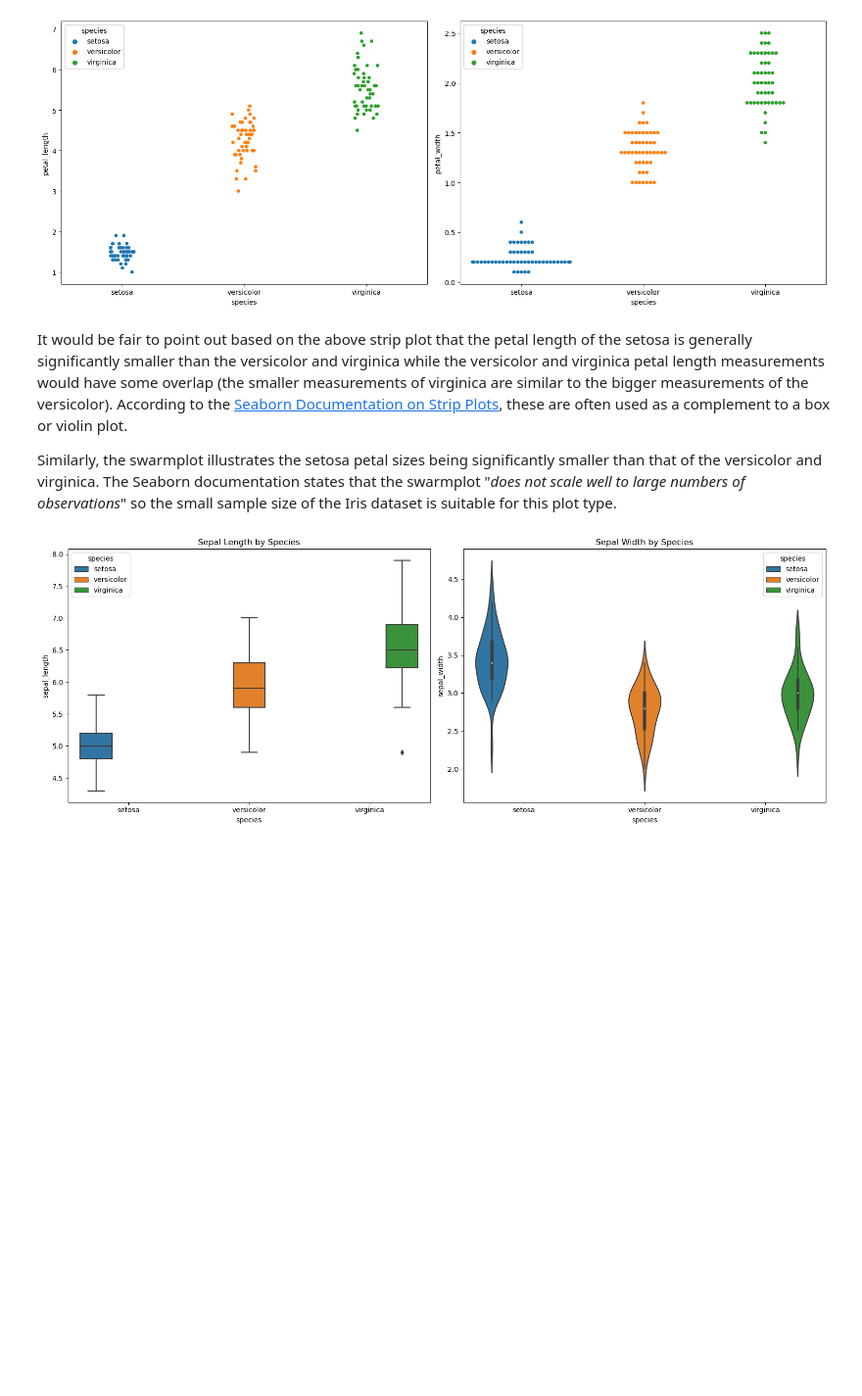
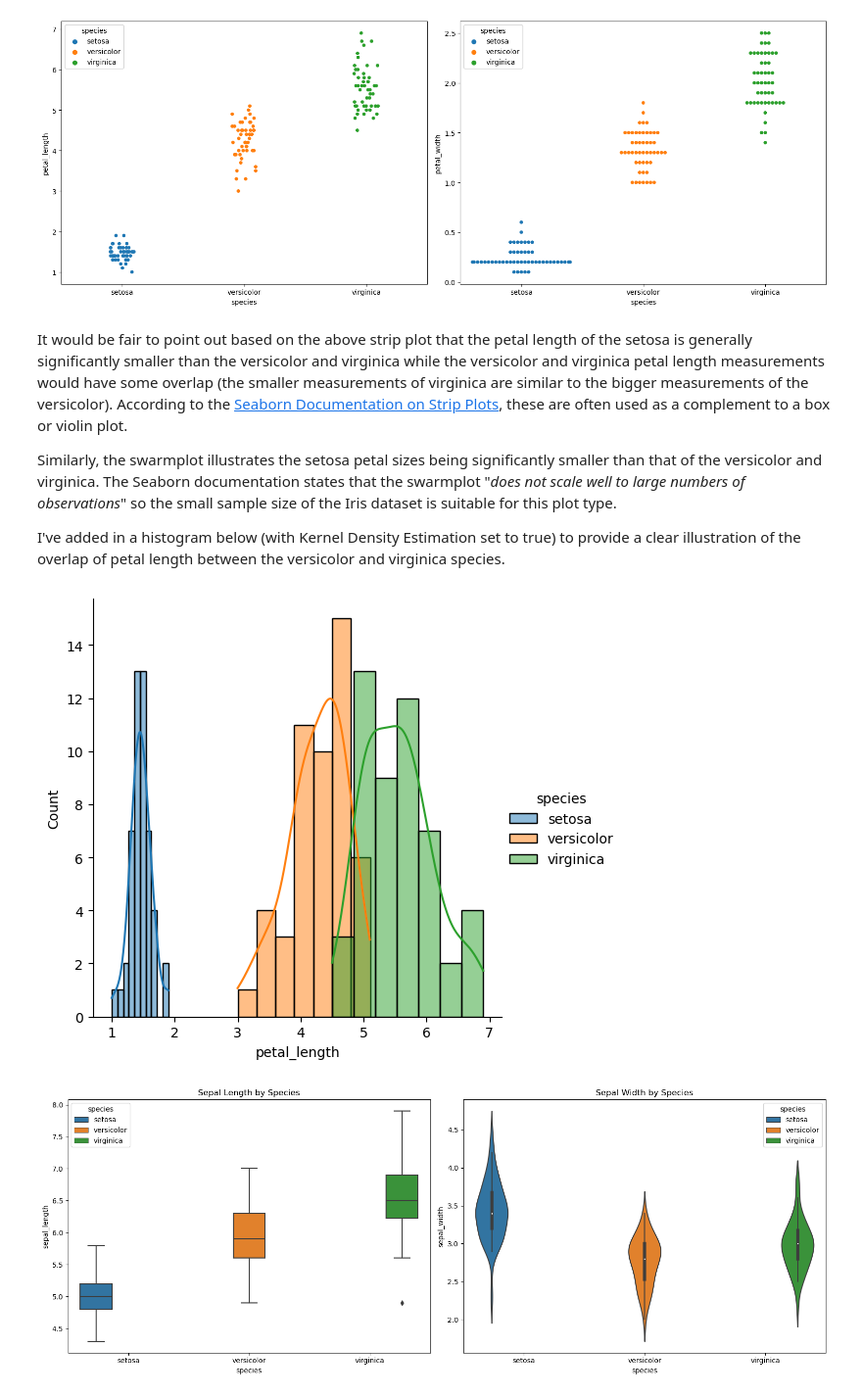
Before and after one commit to turps-pc90/foda-project, a Jupyter notebook: project.ipynb, the cells around one changed output. Shown at 98% size. Saved outputs shown, nothing was run; the diff lists cells and outputs as text; code cells hidden in the pictures; blank space fills up the shorter version.

```diff
--- a/project.ipynb
+++ b/project.ipynb
@@ -187,6 +187,16 @@ plt.show()
 It would be fair to point out based on the above strip plot that the petal length of the setosa is generally significantly smaller than the versicolor and virginica while the versicolor and virginica petal length measurements would have some overlap (the smaller measurements of virginica are similar to the bigger measurements of the versicolor). According to the [Seaborn Documentation on Strip Plots](https://seaborn.pydata.org/generated/seaborn.stripplot.html), these are often used as a complement to a box or violin plot.
 
 Similarly, the swarmplot illustrates the setosa petal sizes being significantly smaller than that of the versicolor and virginica. The Seaborn documentation states that the swarmplot "*does not scale well to large numbers of observations*" so the small sample size of the Iris dataset is suitable for this plot type.
+
+I've added in a histogram below (with Kernel Density Estimation set to true) to provide a clear illustration of the overlap of petal length between the versicolor and virginica species.
+# %%
+# Assuming 'iris' is your DataFrame
+sns.FacetGrid(iris, hue="species", height=5).map(sns.histplot, "petal_length", kde=True).add_legend()
+
+# Show the plot
+plt.show()
+# %% [output]
+[figure, added]
 # %%
 # Create a 1x2 grid for subplots
 fig, axes = plt.subplots(1, 2, figsize=(16, 6))
```
Also changed, not shown: parts of 4 cells of this notebook, 2 other files.
